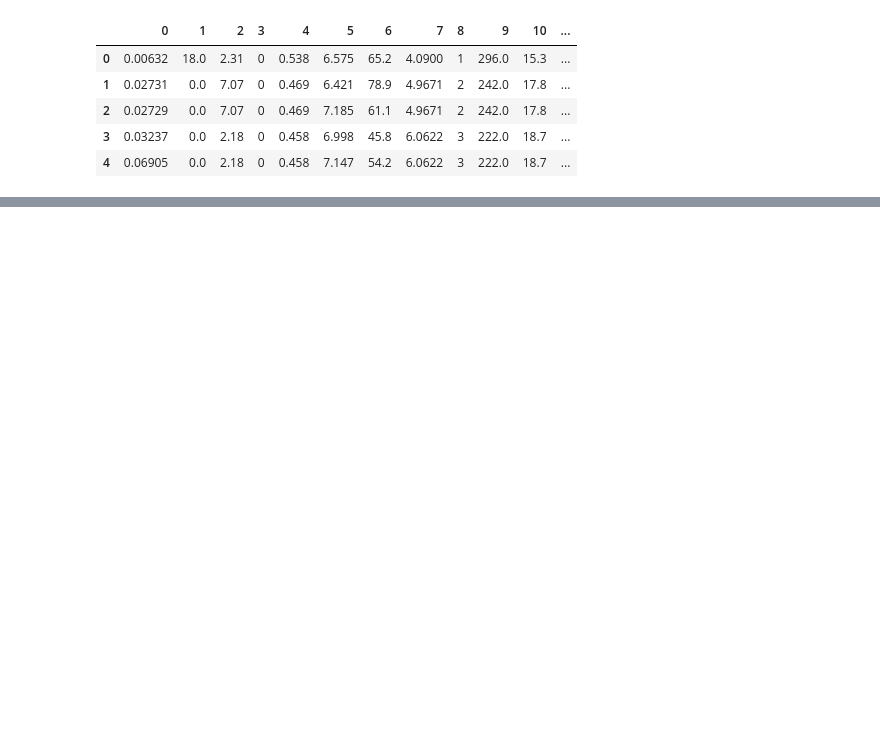
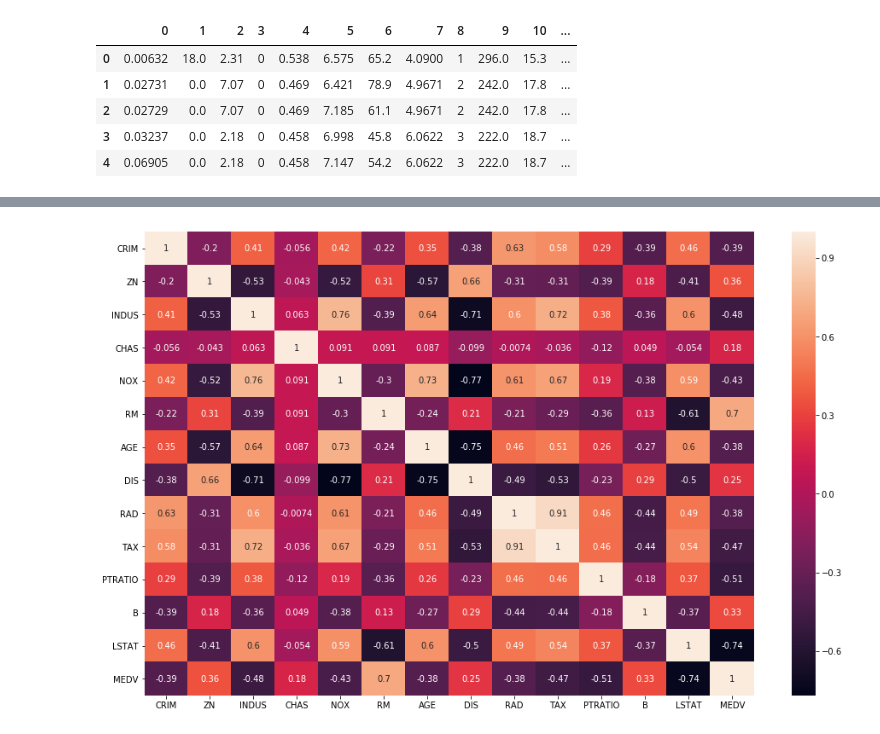
Before and after one commit to Karandeep98/JupyterNoteBook, a Jupyter notebook: BostonHousingProject/Boston Housing price prediction.ipynb, the cells around one changed output, grey strips where cells are left out. Saved outputs shown, nothing was run; the diff lists cells and outputs as text; code cells hidden in the pictures; blank space fills up the shorter version.

```diff
--- a/BostonHousingProject/Boston Housing price prediction.ipynb
+++ b/BostonHousingProject/Boston Housing price prediction.ipynb
@@ -14,0 +104,6 @@ df.head()
+# %%
+plt.figure(figsize=(16,10))
+sns.heatmap(df.corr(),annot=True)
+plt.show()
+# %% [output]
+[figure, added]
```
Also changed, not shown: parts of 29 cells of this notebook.
